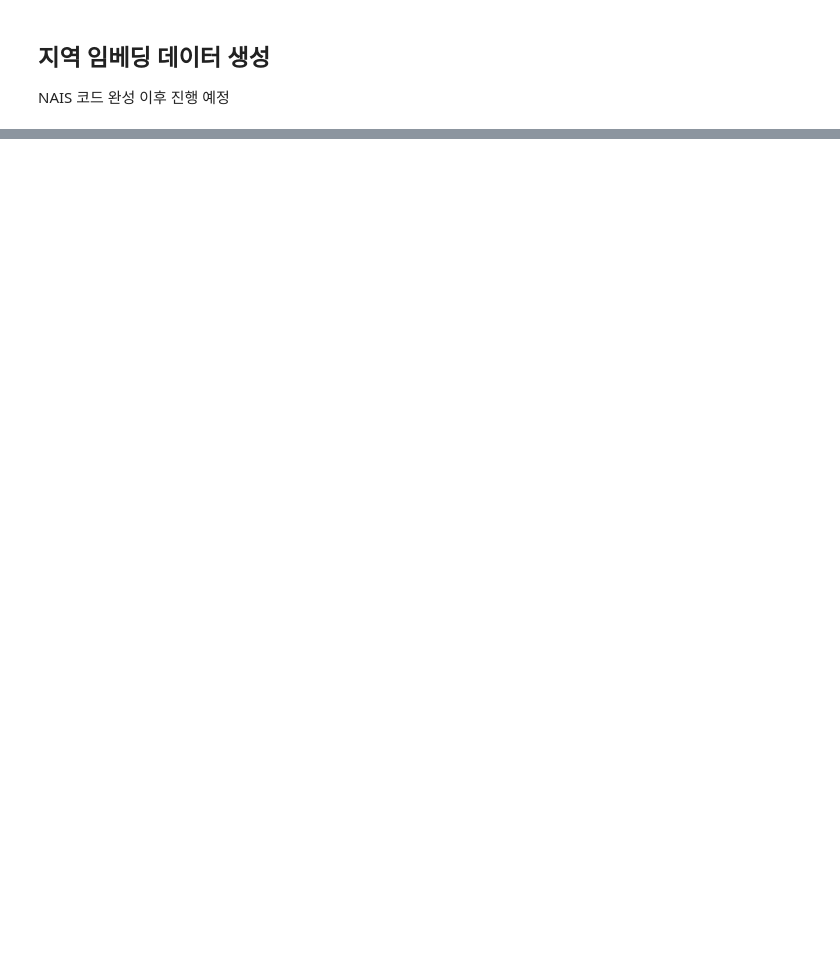
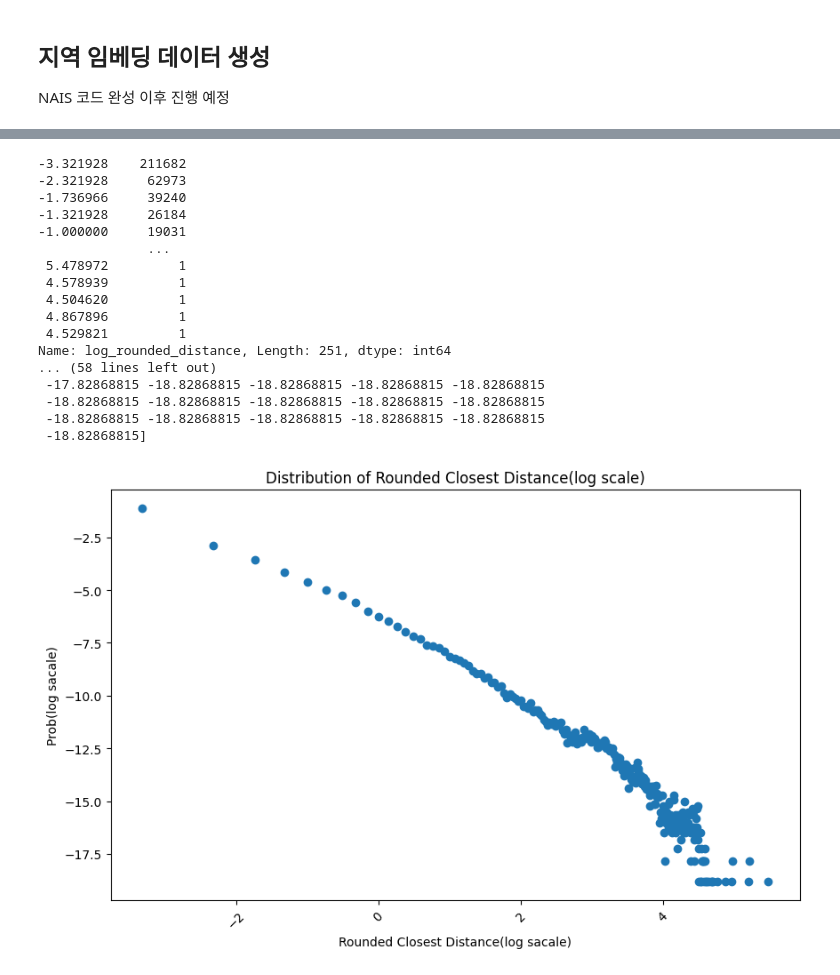
Before and after one commit to DongUk-Park/RnD, a Jupyter notebook: POI/NAIS/DataPreprocess.ipynb, the cells around one changed output, grey strips where cells are left out. Cells and saved outputs as stored; diff of their text form; code cells hidden in the pictures; blank space fills up the shorter version.

```diff
--- a/POI/NAIS/DataPreprocess.ipynb
+++ b/POI/NAIS/DataPreprocess.ipynb
@@ -419,0 +367,10 @@ NAIS 코드 완성 이후 진행 예정
+# %%
+# Haversine 거리 계산 함수
+def haversine(lat1, lon1, lat2, lon2):
+    lat1, lon1, lat2, lon2 = map(np.radians, [lat1, lon1, lat2, lon2])
+    dlat = lat2 - lat1
+    dlon = lon2 - lon1
+    a = np.sin(dlat / 2) ** 2 + np.cos(lat1) * np.cos(lat2) * np.sin(dlon / 2) ** 2
+    c = 2 * np.arcsin(np.sqrt(a))
+    r = 6371  # 지구 반지름 (km)
+    return c * r
@@ -419,0 +433,7 @@ NAIS 코드 완성 이후 진행 예정
+# %%
+# 리스트를 Pandas DataFrame으로 변환
+data = pd.DataFrame(result, columns=['distance'])
+
+# 결과 출력
+print(data)
+data.to_csv('/content/distance_list.csv', index=False)
@@ -419,0 +456,57 @@ NAIS 코드 완성 이후 진행 예정
+# %%
+import matplotlib.pyplot as plt
+import torch
+import torch.nn as nn
+import torch.optim as optim
+import numpy as np
+import pandas as pd
+import matplotlib.pyplot as plt
+
+data['rounded_distance'] = data['distance'].round(1)
+# 로그를 취할 열 추가(ground_truth)
+data['log_rounded_distance'] = np.log2(data['rounded_distance'])
+data = data[data['log_rounded_distance'] != -np.inf] #반올림 결과가 0인 데이터 95183개 삭제
+
+distance_counts = data['log_rounded_distance'].value_counts() # 거리별 방문횟수 저장
+distance_counts.iloc[0] += 95183 # 0인 애들을 카운트가 가장 많은, 즉 가장 가까운 곳으로 다 더해줌
+
+total_counts = distance_counts.sum()
+
+print(distance_counts)
+print("Counts의 합:", total_counts)
+
+x1 = distance_counts.index # log2(distance)
+y1 = np.log2(distance_counts.values / total_counts)
+
+print(x1)
+print(y1)
+
+# 그래프 그리기
+plt.figure(figsize=(10, 6))  # 그래프 크기 설정 (선택 사항)
+plt.scatter(x1, y1)
+plt.xlabel('Rounded Closest Distance(log sacale)')
+plt.ylabel('Prob(log sacale)')
+plt.title('Distribution of Rounded Closest Distance(log scale)')
+#plt.ylim(0, 0.005)
+#plt.xlim(0,1)
+plt.xticks(rotation=45)  # x축 레이블 회전 (선택 사항)
+plt.show()
+# %% [output]
+-3.321928    211682
+-2.321928     62973
+-1.736966     39240
+-1.321928     26184
+-1.000000     19031
+              ...
+ 5.478972         1
+ 4.578939         1
+ 4.504620         1
+ 4.867896         1
+ 4.529821         1
+Name: log_rounded_distance, Length: 251, dtype: int64
+... (58 lines left out)
+ -17.82868815 -18.82868815 -18.82868815 -18.82868815 -18.82868815
+ -18.82868815 -18.82868815 -18.82868815 -18.82868815 -18.82868815
+ -18.82868815 -18.82868815 -18.82868815 -18.82868815 -18.82868815
+ -18.82868815]
+[figure, added]
```
Also changed, not shown: parts of 10 cells of this notebook.
